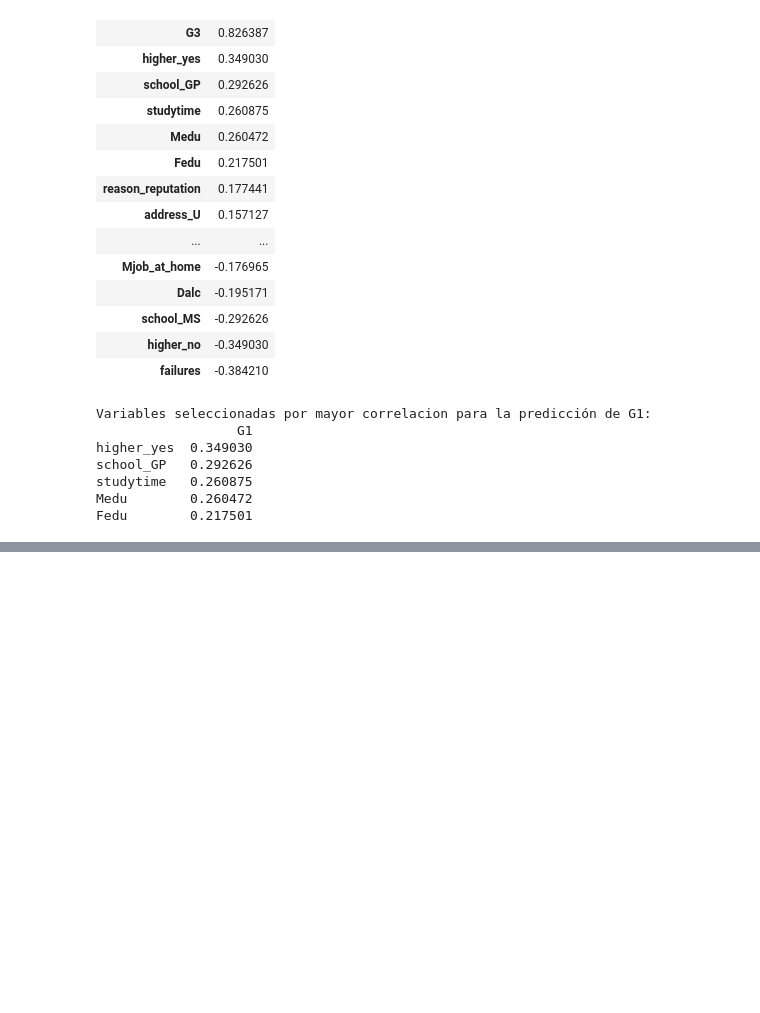
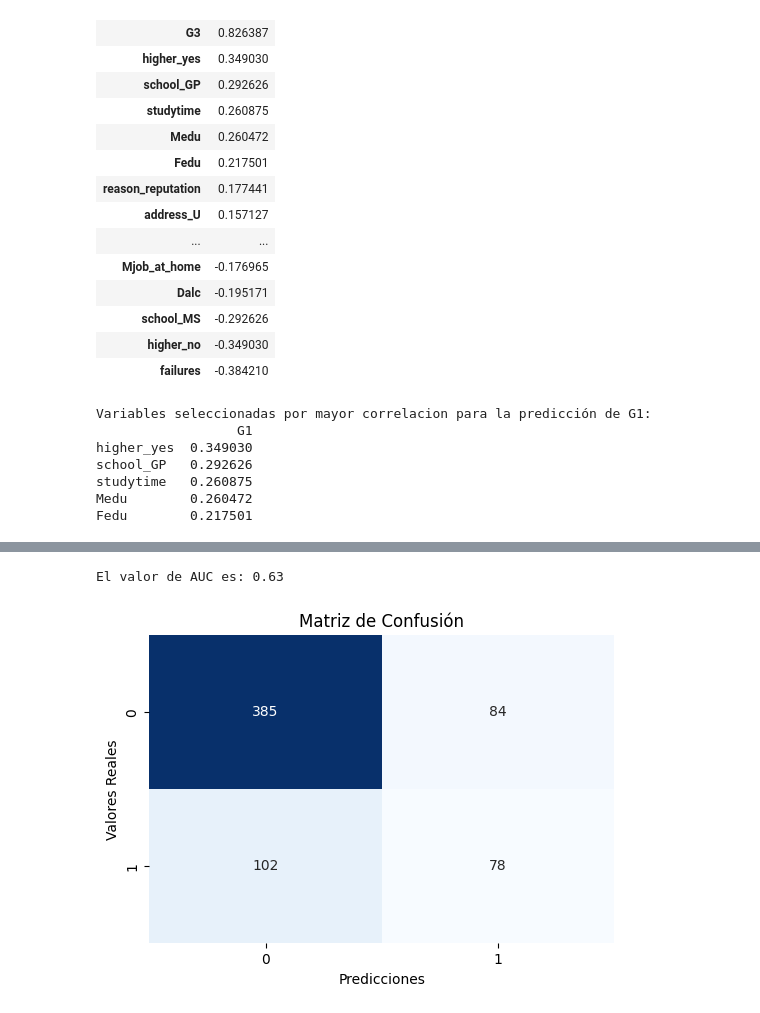
Before and after one commit to sebastiaanbv/ean_est_python_2024, a Jupyter notebook: Codigo/Trabajo 3.ipynb, the cells around one changed output, grey strips where cells are left out. Saved outputs shown, nothing was run; the diff lists cells and outputs as text; code cells hidden in the pictures; blank space fills up the shorter version.

```diff
--- a/Codigo/Trabajo 3.ipynb
+++ b/Codigo/Trabajo 3.ipynb
@@ -229,27 +295,6 @@ El valor p asociado a la prueba de LM es extremadamente bajo (mucho menor que 0.
 # %%
-import statsmodels.api as sm
-from statsmodels.stats.outliers_influence import variance_inflation_factor
-from statsmodels.stats.diagnostic import het_breuschpagan
-import pandas as pd
-
-
-# Seleccionar variables con correlación significativa y sin multicolinealidad
-x_ind = df_combined_encoded[['studytime','failures']]  # Eliminamos 'Fedu' por posible multicolinealidad
-
-# Añadir una constante al modelo (intercepto)
-x = sm.add_constant(x_ind)
-
-# Crear un modelo OLS
-modelo_2 = sm.OLS(y_dep, x)
-
-# Ajustar el modelo
-resultado_2 = modelo_2.fit()
-
-# Imprimir el resumen del modelo
-print(resultado_2.summary())
-
-# Prueba de Breusch-Pagan para heterocedasticidad
-bp_test_2 = het_breuschpagan(resultado_2.resid, X)
+# Prueba de Breusch-Pagan para heterocedasticidad en el conjunto de entrenamiento
+bp_test_2 = het_breuschpagan(residuos_train, X_train)
 
 # Los resultados de la prueba incluyen: estadístico LM, valor p, estadístico F y valor p de F
 print('Breusch-Pagan - heterocedasticidad')
@@ -302,0 +443,17 @@ plt.show()
+# %%
+# Calcular el valor AUC usando las probabilidades predichas
+auc_value = roc_auc_score(y, y_pred)
+
+# Mostrar el valor de AUC
+print(f"El valor de AUC es: {auc_value:.2f}")
+# %% [output]
+El valor de AUC es: 0.63
+# %%
+plt.figure(figsize=(6, 4))
+sns.heatmap(conf_matrix, annot=True, fmt='d', cmap='Blues', cbar=False)
+plt.title('Matriz de Confusión')
+plt.xlabel('Predicciones')
+plt.ylabel('Valores Reales')
+plt.show()
+# %% [output]
+[figure, added]
```
Also changed, not shown: parts of 12 cells of this notebook, 1 other file.
